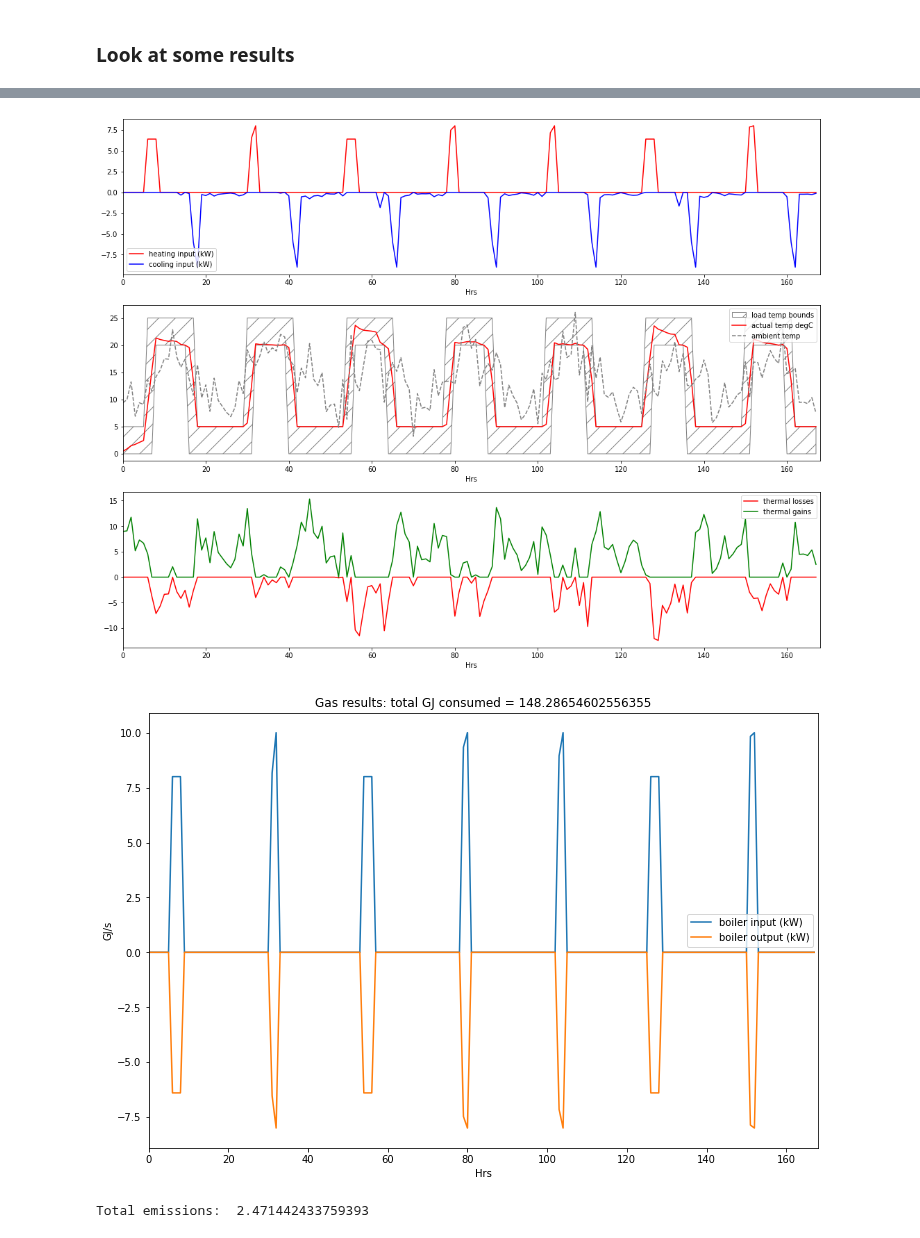
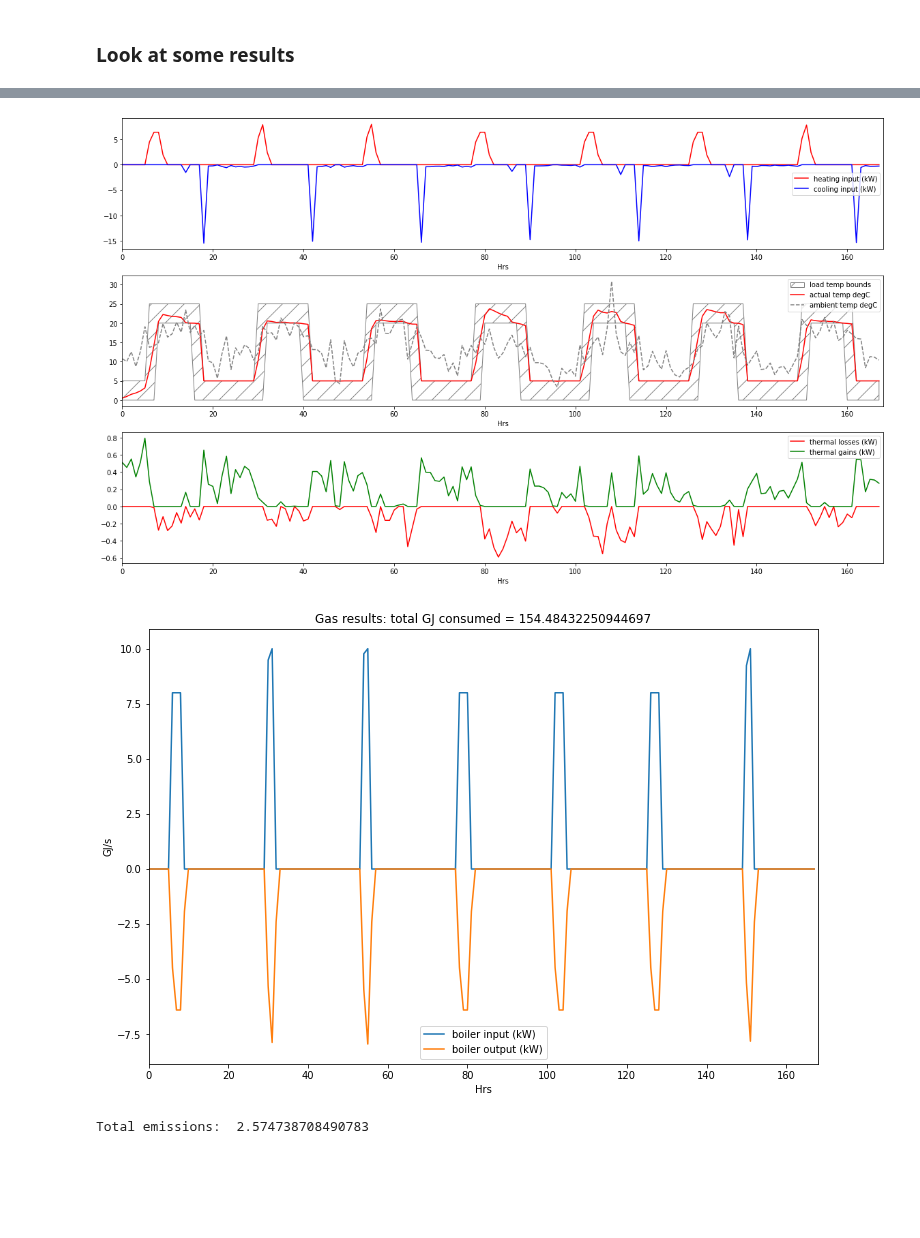
Before and after one commit to bsgip/echo, a Jupyter notebook: scripts/jupyter_examples/f&s_demo.ipynb, the cells around one changed output, grey strips where cells are left out. Saved outputs shown, nothing was run; the diff lists cells and outputs as text; code cells hidden in the pictures; blank space fills up the shorter version.

```diff
--- a/scripts/jupyter_examples/f&s_demo.ipynb
+++ b/scripts/jupyter_examples/f&s_demo.ipynb
@@ -31,6 +31,8 @@ solar_system_size = 40  # in kW
 solar_daily_profile = [0]*7 + [0.2]*1 +[0.4]*1 + [0.8]*2 + [1]*2 + [0.8]*2 + [0.4]*1 + [0.2]*1 + [0]*7
 # Repeat this profile over a week
 solar_profile = np.array(solar_daily_profile * 7) * solar_system_size * -1
+# Take solar offline for first day
+solar_profile[0:48] = 0
 
 print(np.average(load_profile))
 # %% [output]
@@ -139,7 +141,7 @@ chiller_node = SimpleChiller(node_name='chiller')
 
 # Define pairs of points that maps chiller input to output. These points form a piecewise approx. of a nonlinear function.
 input_breakpoints = [0, 1, 4, 8, 10]
-output_values = [0, 6, 9, 10, 10]
+output_values = [0, 10, 16, 19, 20]
 
 
 # Add these points to the chiller object
@@ -179,7 +181,8 @@ gas_connection_pt_node.add_flex_ports_from_list(['upstream', 'boiler'], unit=Uni
 gas_boiler = GasBoilerFixedCOP(node_name='gas_boiler',
                                max_input=10,
                                min_input=8,
-                               cop=0.8)
+                               cop=0.8,
+                               startup_eta=0.7)
 
 # Node for aggregating carbon emissions
 carbon_agg_node = CarbonAggregation(node_name='carbon_agg')
@@ -321,32 +325,32 @@ plt.show()
 # %%
 # Thermal plots
 hrs = [i for i in range(time_periods)]
-fig = plt.figure(figsize=(18, 14))
+fig = plt.figure(figsize=(20, 12))
 ax1 = fig.add_subplot(3, 1, 1)
 ax1.plot(optimiser.values(thermal_load.ports['heating'].port_name), label='heating input (kW)', color='red')
 ax1.plot(optimiser.values(thermal_load.ports['cooling'].port_name), label='cooling input (kW)', color='blue')
 plt.xlabel('Hrs')
 plt.xlim([0,time_periods])
 plt.legend()
 
 ax2 = fig.add_subplot(3, 1, 2)
 ax2.fill_between(hrs, daily_lb*7, daily_ub*7, color='none', edgecolor='grey', hatch='/', label='load temp bounds')
 ax2.plot(optimiser.values(thermal_load.internal_temp), label='actual temp degC', color='red')
-ax2.plot(ambient_week, '--', label='ambient temp', color='grey')
+ax2.plot(ambient_week, '--', label='ambient temp degC', color='grey')
 plt.xlabel('Hrs')
 plt.xlim([0,time_periods])
 plt.legend()
 
 ax3 = fig.add_subplot(3, 1, 3)
-ax3.plot(optimiser.values(thermal_load.losses), label='thermal losses', color='red')
-ax3.plot(optimiser.values(thermal_load.gains), label='thermal gains', color='green')
+ax3.plot(optimiser.values(thermal_load.losses)*thermal_load.loss_factor, label='thermal losses (kW)', color='red')
+ax3.plot(optimiser.values(thermal_load.gains)*thermal_load.gain_factor, label='thermal gains (kW)', color='green')
 plt.xlabel('Hrs')
 plt.xlim([0,time_periods])
 plt.legend()
 
 plt.show()
 # %% [output]
-[figure, old version]
+[figure, new version]
 # %%
 fig = plt.figure(figsize=(12,8))
 plt.plot(optimiser.values(gas_boiler.ports['input'].port_name), label='boiler input (kW)')
@@ -358,7 +362,7 @@ plt.title('Gas results: total GJ consumed = {}'.format(sum(optimiser.values(gas_
 plt.legend()
 plt.show()
 # %% [output]
-[figure, old version]
+[figure, new version]
 # %%
 # fig = plt.figure(figsize=(12,8))
 # plt.plot(optimiser.values(heating_port.internal_temp), label='heating load internal temp degC')
@@ -370,4 +374,4 @@ plt.show()
 # %%
 print('Total emissions: ', sum(optimiser.values(carbon_agg_node.ports['sum'].port_name)))
 # %% [output]
-Total emissions:  2.471442433759393
+Total emissions:  2.574738708490783
```
Also changed, not shown: parts of 9 cells of this notebook, 3 other files.
